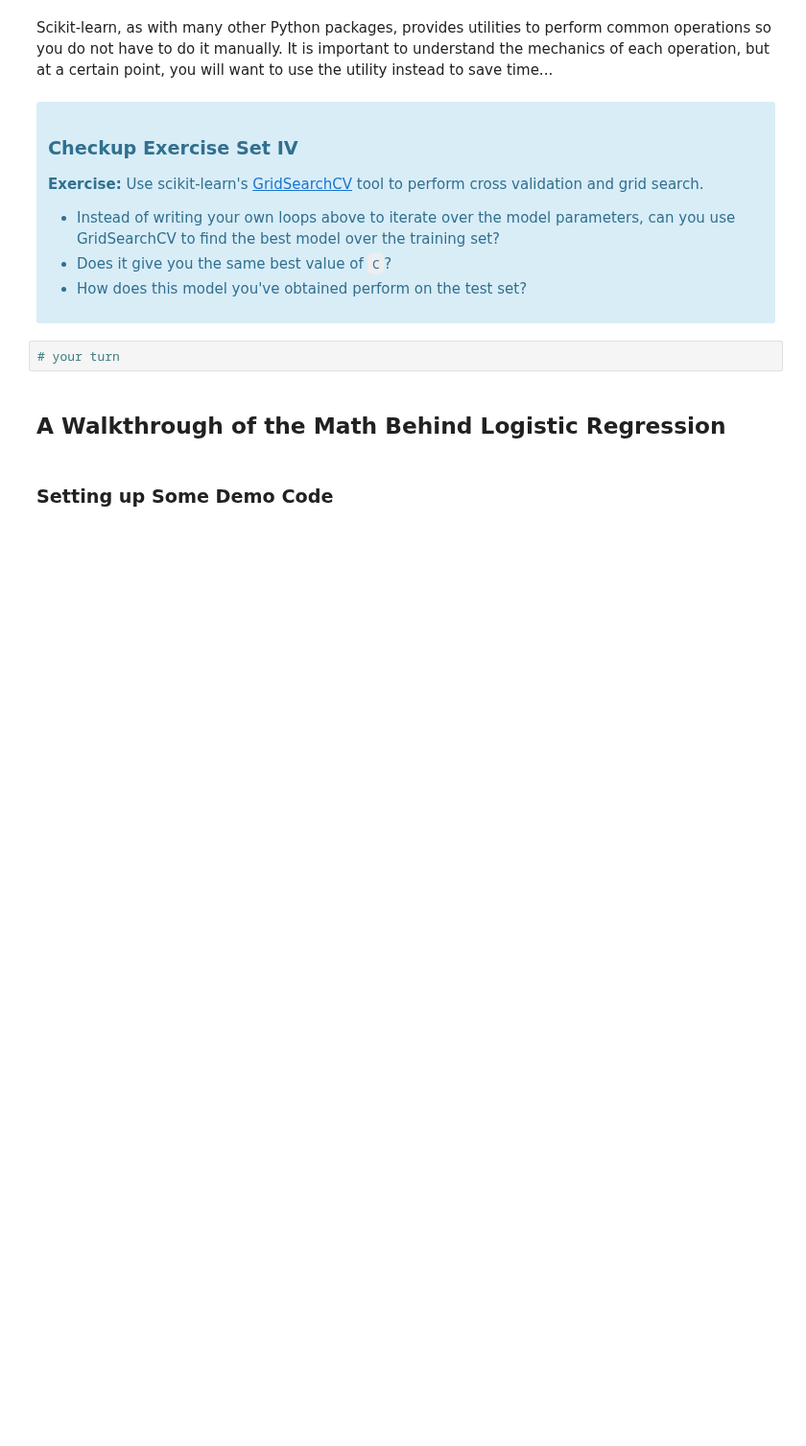
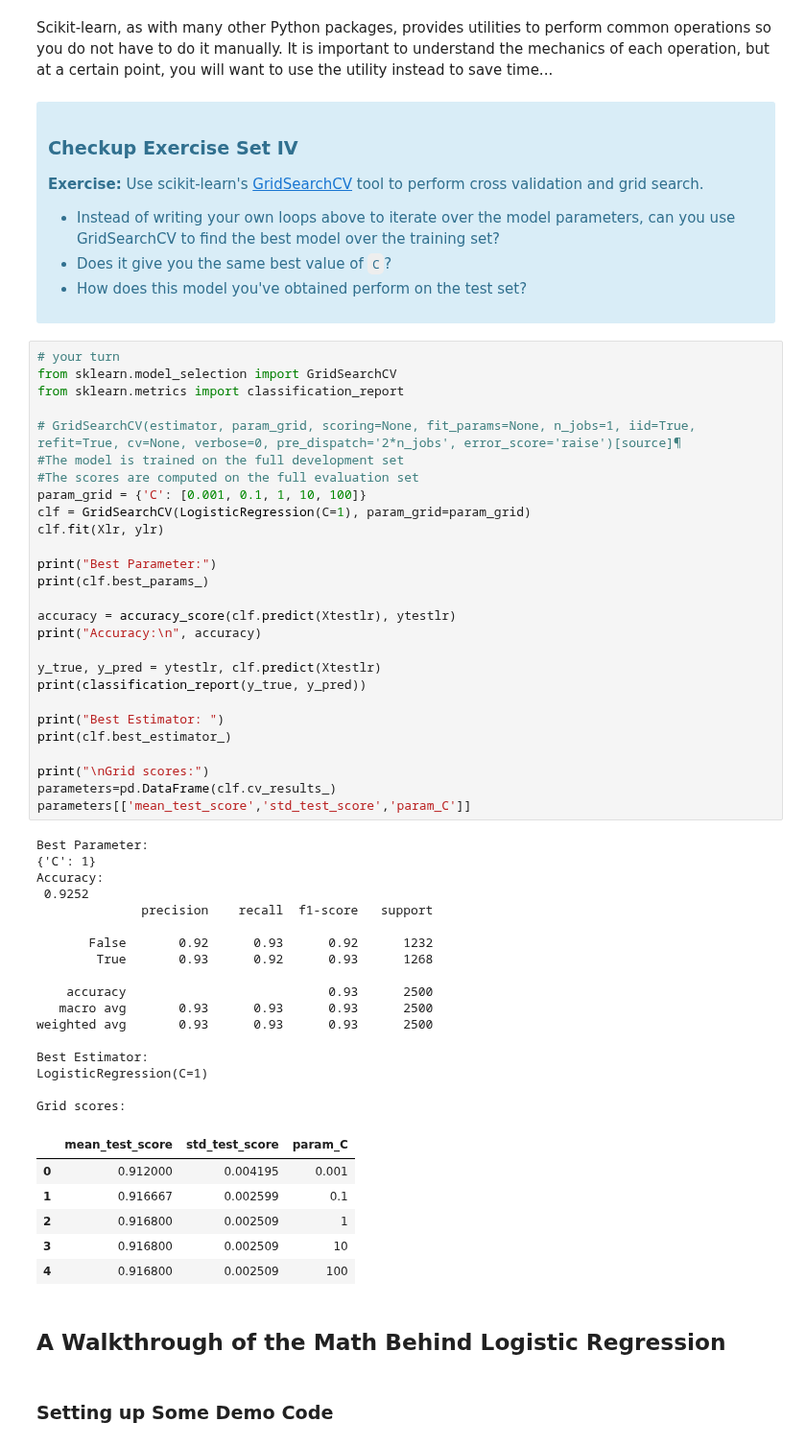
Before and after one commit to aq2oo3/mec-mini-projects, a Jupyter notebook: mec-12.4.2-logistic-regression-mini-project/Mini_Project_Logistic_Regression.ipynb, the cells around one changed output. Shown at 96% size. Cells and saved outputs as stored; diff of their text form; blank space fills up the shorter version.

```diff
--- a/mec-12.4.2-logistic-regression-mini-project/Mini_Project_Logistic_Regression.ipynb
+++ b/mec-12.4.2-logistic-regression-mini-project/Mini_Project_Logistic_Regression.ipynb
@@ -260,8 +286,57 @@ Scikit-learn, as with many other Python packages, provides utilities to perform
 * Instead of writing your own loops above to iterate over the model parameters, can you use GridSearchCV to find the best model over the training set?
 * Does it give you the same best value of `C`?
 * How does this model you've obtained perform on the test set?</div>
-# %%
-# your turn
+# %%
+# your turn
+from sklearn.model_selection import GridSearchCV
+from sklearn.metrics import classification_report
+
+# GridSearchCV(estimator, param_grid, scoring=None, fit_params=None, n_jobs=1, iid=True, refit=True, cv=None, verbose=0, pre_dispatch='2*n_jobs', error_score='raise')[source]¶
+#The model is trained on the full development set
+#The scores are computed on the full evaluation set
+param_grid = {'C': [0.001, 0.1, 1, 10, 100]}
+clf = GridSearchCV(LogisticRegression(C=1), param_grid=param_grid)
+clf.fit(Xlr, ylr)
+
+print("Best Parameter:")
+print(clf.best_params_)
+
+accuracy = accuracy_score(clf.predict(Xtestlr), ytestlr)
+print("Accuracy:\n", accuracy)
+
+y_true, y_pred = ytestlr, clf.predict(Xtestlr)
+print(classification_report(y_true, y_pred))
+
+print("Best Estimator: ")
+print(clf.best_estimator_)
+
+print("\nGrid scores:")
+parameters=pd.DataFrame(clf.cv_results_)
+parameters[['mean_test_score','std_test_score','param_C']]
+# %% [output]
+Best Parameter:
+{'C': 1}
+Accuracy:
+ 0.9252
+              precision    recall  f1-score   support
+
+       False       0.92      0.93      0.92      1232
+        True       0.93      0.92      0.93      1268
+
+    accuracy                           0.93      2500
+   macro avg       0.93      0.93      0.93      2500
+weighted avg       0.93      0.93      0.93      2500
+
+Best Estimator:
+LogisticRegression(C=1)
+
+Grid scores:
+|  | mean_test_score | std_test_score | param_C |
+| 0 | 0.912000 | 0.004195 | 0.001 |
+| 1 | 0.916667 | 0.002599 | 0.1 |
+| 2 | 0.916800 | 0.002509 | 1 |
+| 3 | 0.916800 | 0.002509 | 10 |
+| 4 | 0.916800 | 0.002509 | 100 |
 # %% [markdown]
 ## A Walkthrough of the Math Behind Logistic Regression
 # %% [markdown]
```
Also changed, not shown: parts of 8 cells of this notebook.
